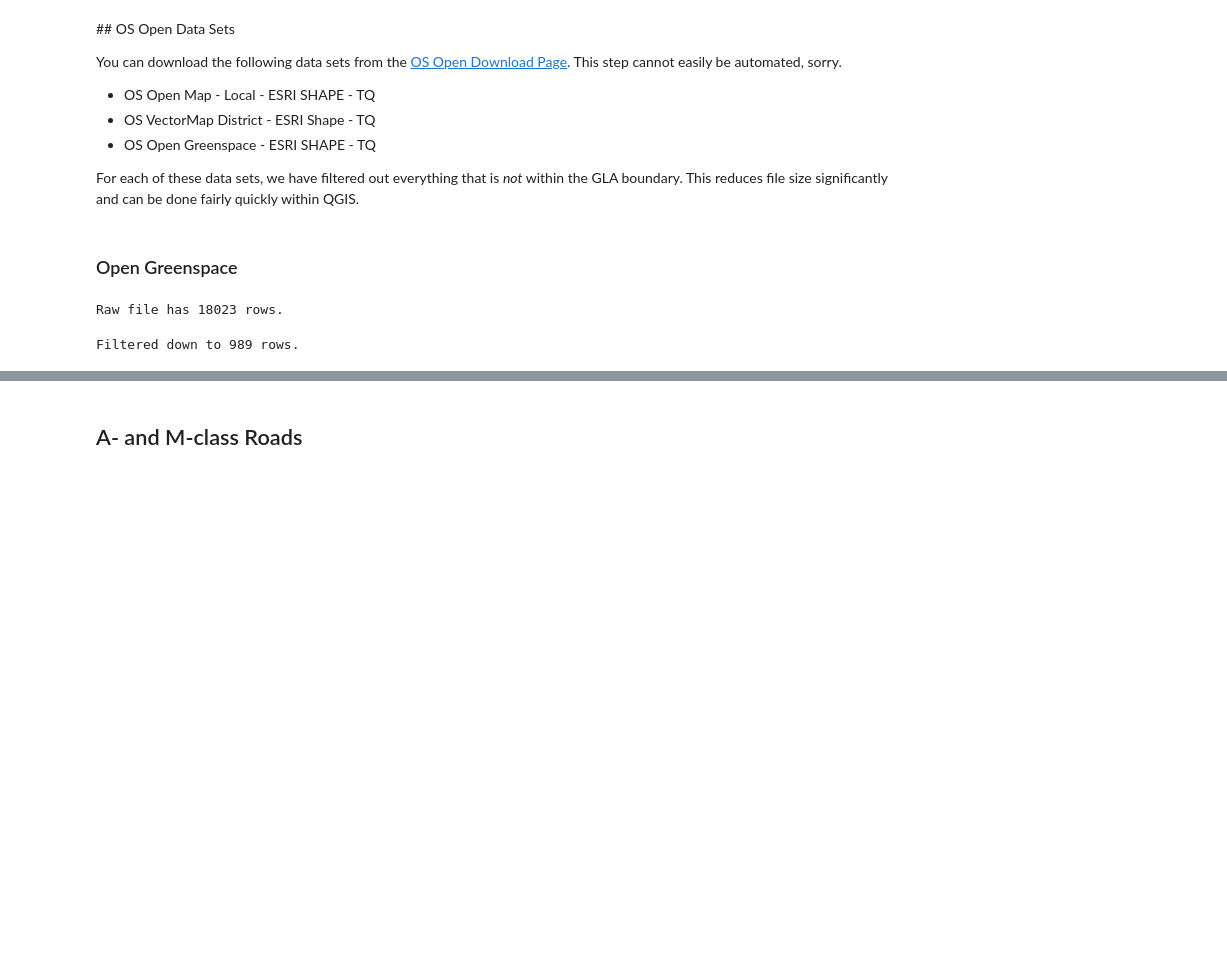
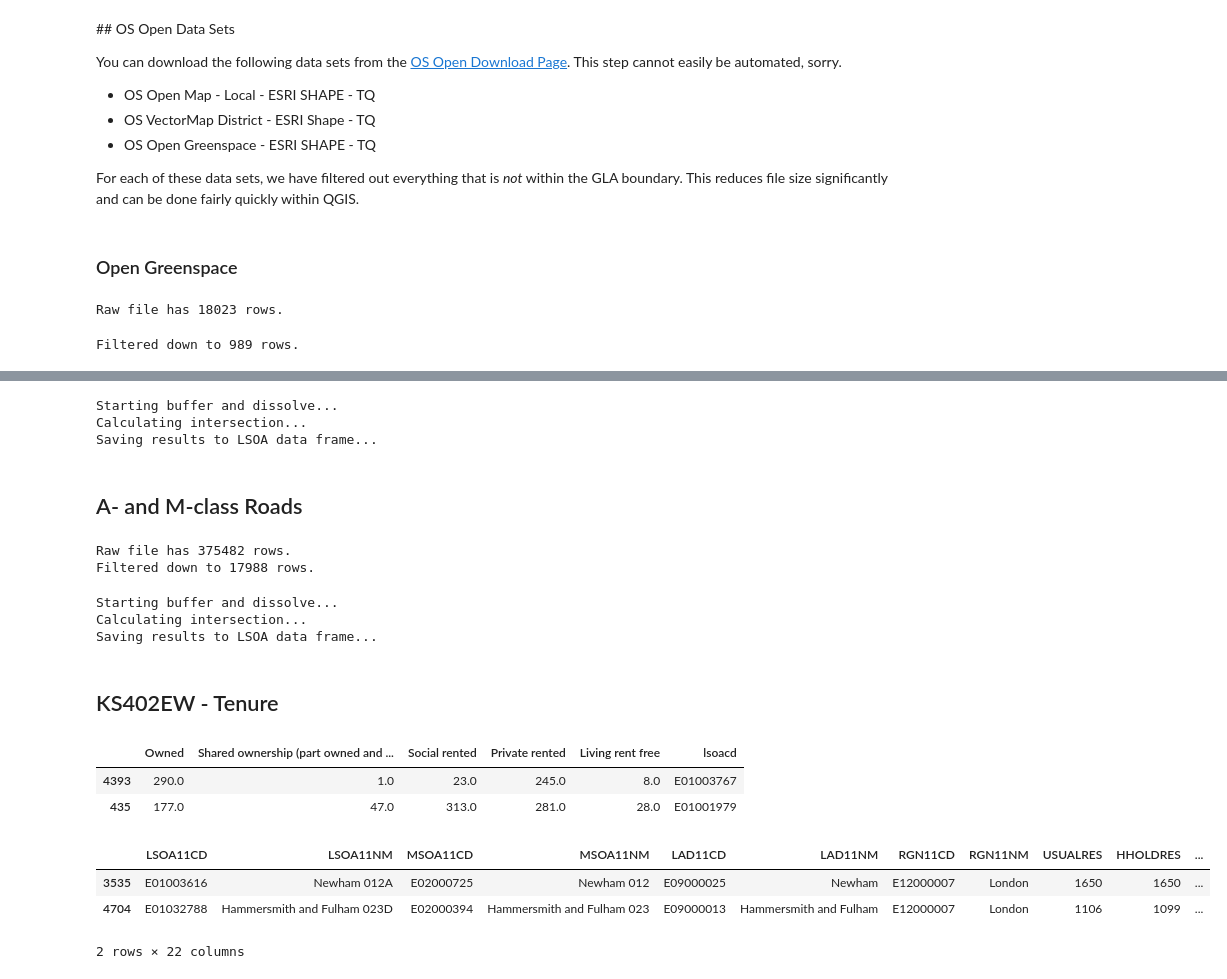
Before and after one commit to kingsgeocomp/geocomputation, a Jupyter notebook: Data Loader.ipynb, the cells around one changed output, grey strips where cells are left out. Drawn from its saved outputs; the diff is of its cells as text; code cells hidden in the pictures; blank space fills up the shorter version.

```diff
--- a/Data Loader.ipynb
+++ b/Data Loader.ipynb
@@ -125,3 +106,16 @@ corep = gpd.overlay(grspd, oa, how='intersection')
+# %%
+print("Starting buffer and dissolve...")
+grspd = grsp.simplify(5).buffer(5).unary_union
+
+print("Calculating intersection...")
+lsoa_overlay = lsoa['geometry'].intersection(grspd)
+
+print("Saving results to LSOA data frame...")
+lsoa['greenspace'] = pd.Series(lsoa_overlay.geometry.area, index=lsoa.index)
+# %% [output]
+Starting buffer and dissolve...
+Calculating intersection...
+Saving results to LSOA data frame...
 # %% [markdown]
 ## A- and M-class Roads
 # %%
@@ -133,7 +127,6 @@ print("Raw file has " + str(rds.shape[0]) + " rows.")
 
 rds = rds[rds.CLASSIFICA.isin(['A Road','A Road, Collapsed Dual Carriageway','Motorway','Motorway, Collapsed Dual Carriageway'])]
 rds = gpd.sjoin(rds, ldn, how="inner", op='within')
-rds.shape
 
 print("Filtered down to " + str(rds.shape[0]) + " rows.")
 
@@ -141,3 +134,19 @@ ensure_dir(os.path.join('Roads','Roads.shp'))
 rds.to_file(os.path.join('Roads','Roads.shp'))
 
 compress_all('Roads',os.path.join('Data','Roads'))
+# %% [output]
+Raw file has 375482 rows.
+Filtered down to 17988 rows.
+# %%
+print("Starting buffer and dissolve...")
+impact = rds.simplify(25).buffer(250).unary_union
+
+print("Calculating intersection...")
+lsoa_overlay = lsoa['geometry'].intersection(impact)
+
+print("Saving results to LSOA data frame...")
+lsoa['hvy_roads'] = pd.Series(lsoa_overlay.geometry.area, index=lsoa.index)
+# %% [output]
+Starting buffer and dissolve...
+Calculating intersection...
+Saving results to LSOA data frame...
@@ -143,0 +156,20 @@ compress_all('Roads',os.path.join('Data','Roads'))
+# %% [markdown]
+## KS402EW - Tenure
+# %%
+tenure = pd.read_excel(os.path.join('Data','KS402EW - Tenure.xlsx'), header=8)
+tenure['lsoacd'], tenure['lsoanm'] = tenure['2011 super output area - lower layer'].str.split(' : ').str
+tenure.drop(['lsoanm','2011 super output area - lower layer'], axis=1, inplace=True)
+tenure.sample(2)
+# %% [output]
+|  | Owned | Shared ownership (part owned and ... | Social rented | Private rented | Living rent free | lsoacd |
+| 4393 | 290.0 | 1.0 | 23.0 | 245.0 | 8.0 | E01003767 |
+| 435 | 177.0 | 47.0 | 313.0 | 281.0 | 28.0 | E01001979 |
+# %%
+lsoa = pd.merge(lsoa, tenure, how='left', left_on='LSOA11CD', right_on='lsoacd')
+lsoa.drop(['lsoacd'], axis=1, inplace=True)
+lsoa.sample(2)
+# %% [output]
+|  | LSOA11CD | LSOA11NM | MSOA11CD | MSOA11NM | LAD11CD | LAD11NM | RGN11CD | RGN11NM | USUALRES | HHOLDRES | ... |
+| 3535 | E01003616 | Newham 012A | E02000725 | Newham 012 | E09000025 | Newham | E12000007 | London | 1650 | 1650 | ... |
+| 4704 | E01032788 | Hammersmith and Fulham 023D | E02000394 | Hammersmith and Fulham 023 | E09000013 | Hammersmith and Fulham | E12000007 | London | 1106 | 1099 | ... |
+2 rows × 22 columns
```
Also changed, not shown: parts of 21 cells of this notebook.
